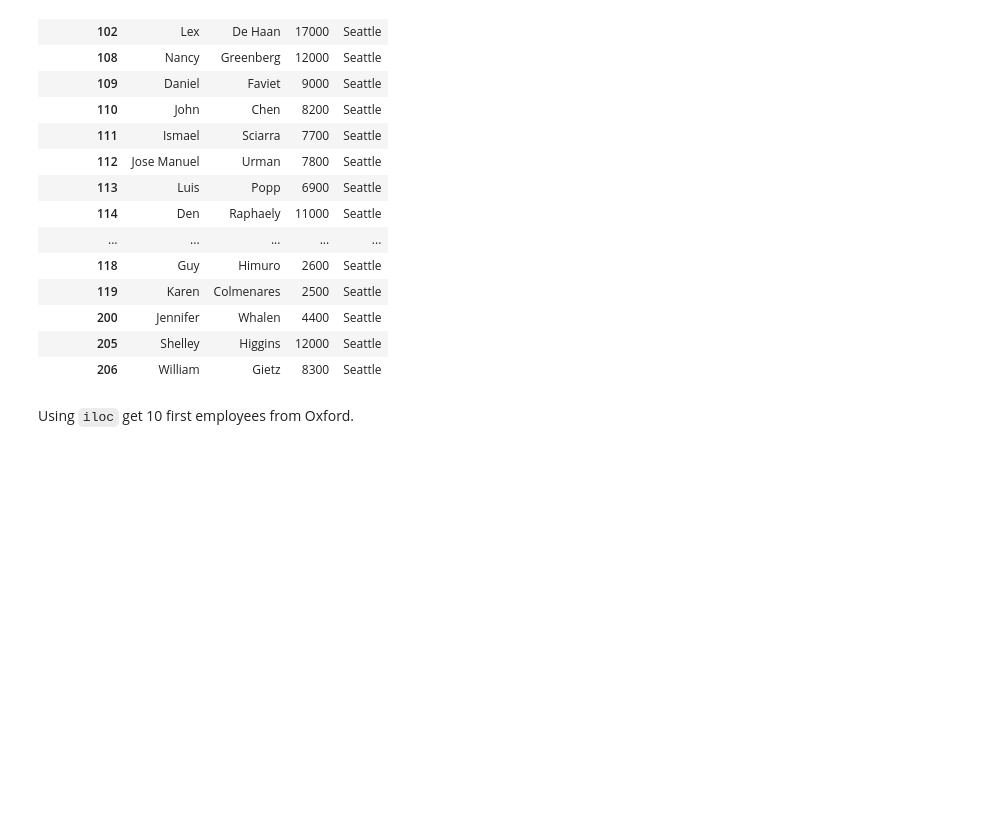
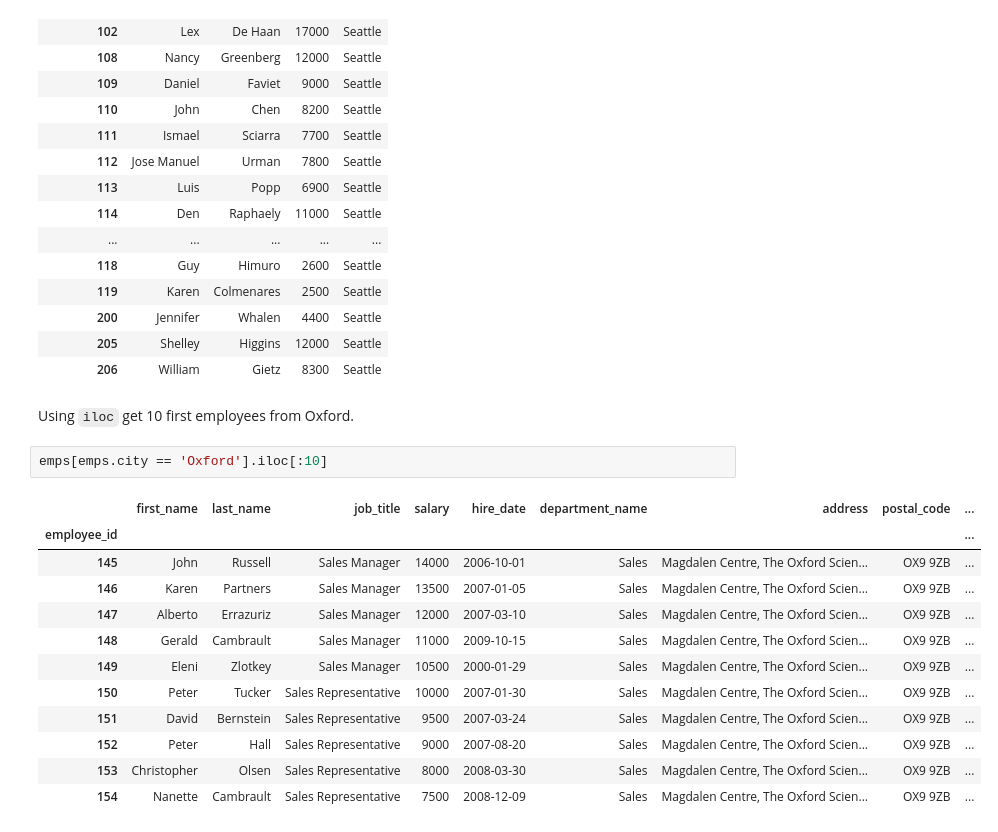
Before and after one commit to piotrgradzinski/dap_20230114, a Jupyter notebook: day_7_pgg/emps_access_filtering.ipynb, the cells around one changed output. Saved outputs shown, nothing was run; the diff lists cells and outputs as text; blank space fills up the shorter version.

Commit message:
Employees, acccess and filtering.

```diff
--- a/day_7_pgg/emps_access_filtering.ipynb
+++ b/day_7_pgg/emps_access_filtering.ipynb
@@ -585,3 +585,18 @@ emps.loc[emps.city == 'Seattle', ['first_name', 'last_name', 'salary', 'city']]
 | 206 | William | Gietz | 8300 | Seattle |
 # %% [markdown]
 Using `iloc` get 10 first employees from Oxford.
+# %%
+emps[emps.city == 'Oxford'].iloc[:10]
+# %% [output]
+|  | first_name | last_name | job_title | salary | hire_date | department_name | address | postal_code | ... |
+| employee_id |  |  |  |  |  |  |  |  | ... |
+| 145 | John | Russell | Sales Manager | 14000 | 2006-10-01 | Sales | Magdalen Centre, The Oxford Scien... | OX9 9ZB | ... |
+| 146 | Karen | Partners | Sales Manager | 13500 | 2007-01-05 | Sales | Magdalen Centre, The Oxford Scien... | OX9 9ZB | ... |
+| 147 | Alberto | Errazuriz | Sales Manager | 12000 | 2007-03-10 | Sales | Magdalen Centre, The Oxford Scien... | OX9 9ZB | ... |
+| 148 | Gerald | Cambrault | Sales Manager | 11000 | 2009-10-15 | Sales | Magdalen Centre, The Oxford Scien... | OX9 9ZB | ... |
+| 149 | Eleni | Zlotkey | Sales Manager | 10500 | 2000-01-29 | Sales | Magdalen Centre, The Oxford Scien... | OX9 9ZB | ... |
+| 150 | Peter | Tucker | Sales Representative | 10000 | 2007-01-30 | Sales | Magdalen Centre, The Oxford Scien... | OX9 9ZB | ... |
+| 151 | David | Bernstein | Sales Representative | 9500 | 2007-03-24 | Sales | Magdalen Centre, The Oxford Scien... | OX9 9ZB | ... |
+| 152 | Peter | Hall | Sales Representative | 9000 | 2007-08-20 | Sales | Magdalen Centre, The Oxford Scien... | OX9 9ZB | ... |
+| 153 | Christopher | Olsen | Sales Representative | 8000 | 2008-03-30 | Sales | Magdalen Centre, The Oxford Scien... | OX9 9ZB | ... |
+| 154 | Nanette | Cambrault | Sales Representative | 7500 | 2008-12-09 | Sales | Magdalen Centre, The Oxford Scien... | OX9 9ZB | ... |
```
Also changed, not shown: parts of 5 cells of this notebook.
